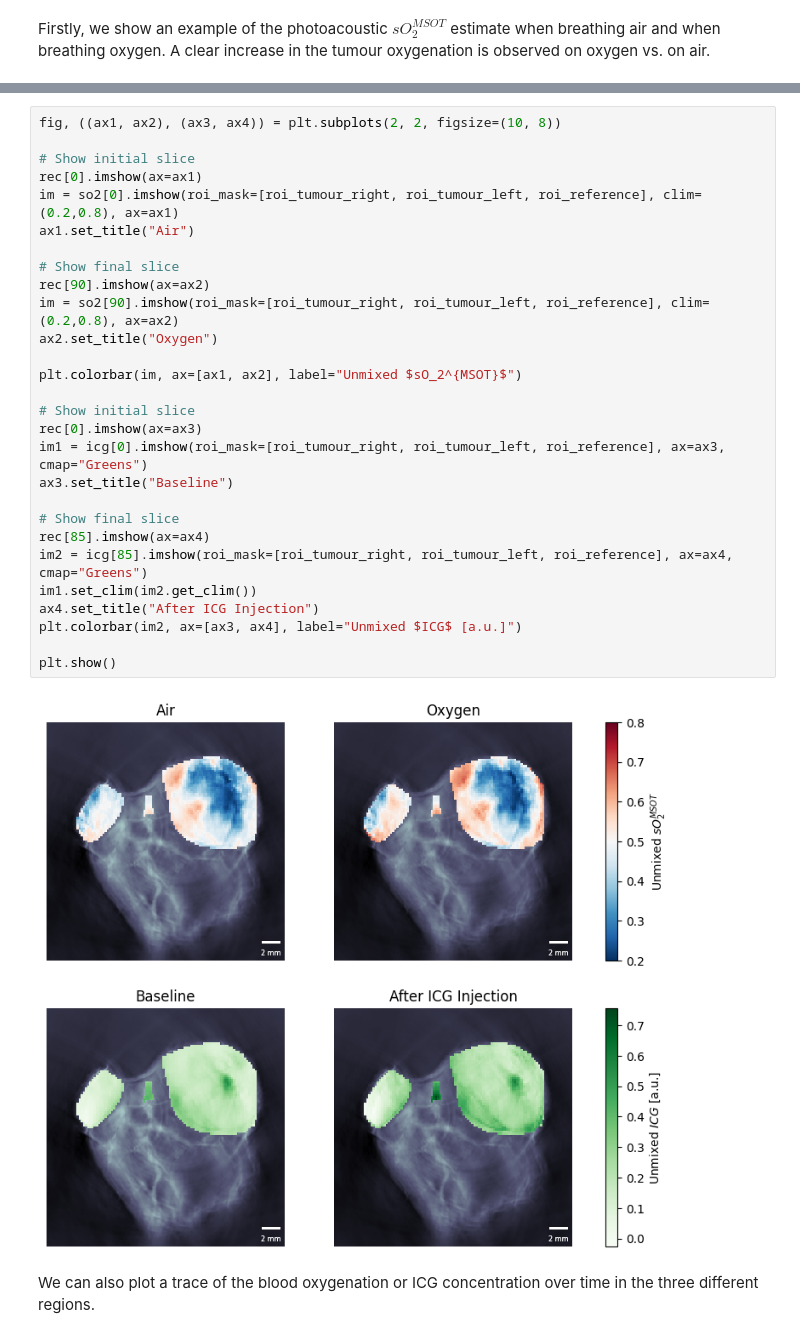
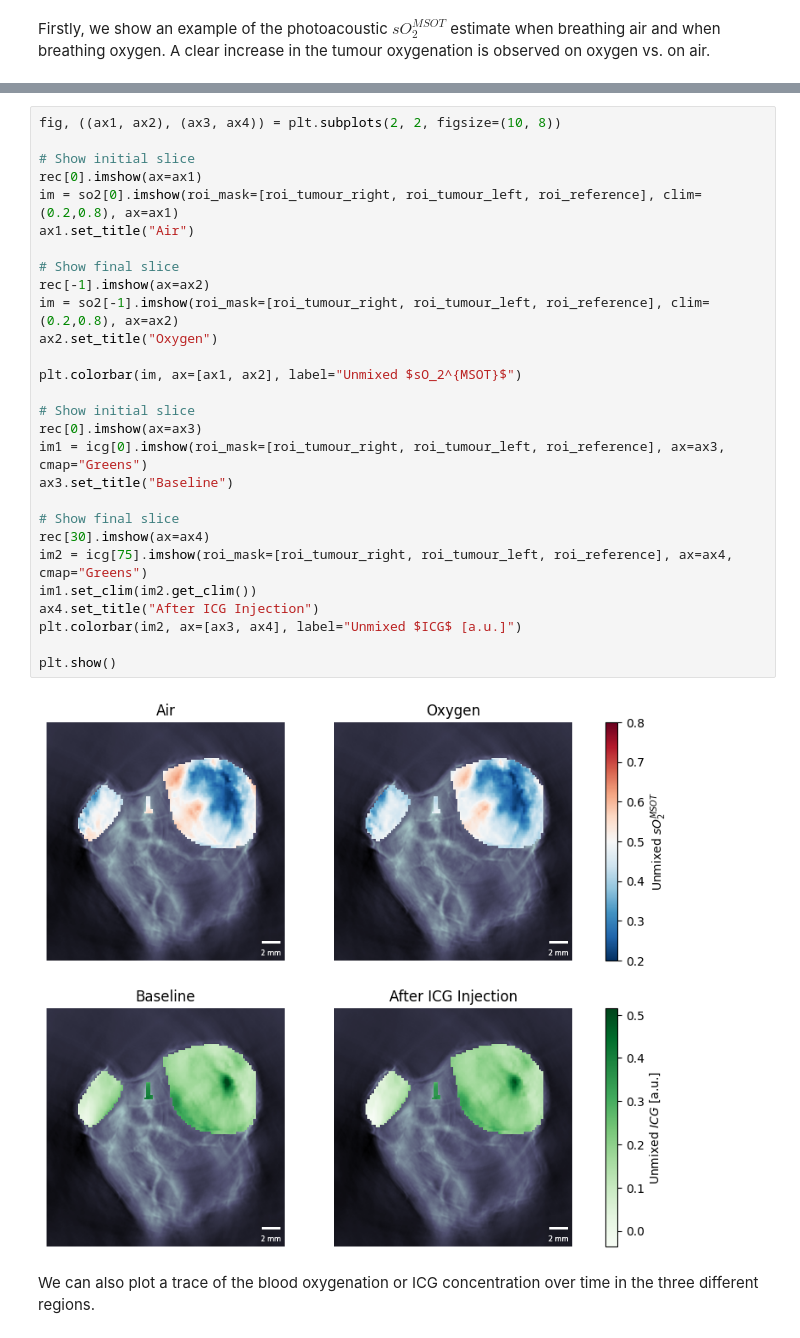
Before and after one commit to BohndiekLab/patato, a Jupyter notebook: docs/examples/04_timeseriesanalysis.ipynb, the cells around one changed output, grey strips where cells are left out. Cells and saved outputs as stored; diff of their text form.

```diff
--- a/docs/examples/04_timeseriesanalysis.ipynb
+++ b/docs/examples/04_timeseriesanalysis.ipynb
@@ -51,33 +55,33 @@ Firstly, we show an example of the photoacoustic $sO_2^{MSOT}$ estimate when bre
 # %%
 fig, ((ax1, ax2), (ax3, ax4)) = plt.subplots(2, 2, figsize=(10, 8))
 
 # Show initial slice
 rec[0].imshow(ax=ax1)
 im = so2[0].imshow(roi_mask=[roi_tumour_right, roi_tumour_left, roi_reference], clim=(0.2,0.8), ax=ax1)
 ax1.set_title("Air")
 
 # Show final slice
-rec[90].imshow(ax=ax2)
-im = so2[90].imshow(roi_mask=[roi_tumour_right, roi_tumour_left, roi_reference], clim=(0.2,0.8), ax=ax2)
+rec[-1].imshow(ax=ax2)
+im = so2[-1].imshow(roi_mask=[roi_tumour_right, roi_tumour_left, roi_reference], clim=(0.2,0.8), ax=ax2)
 ax2.set_title("Oxygen")
 
 plt.colorbar(im, ax=[ax1, ax2], label="Unmixed $sO_2^{MSOT}$")
 
 # Show initial slice
 rec[0].imshow(ax=ax3)
 im1 = icg[0].imshow(roi_mask=[roi_tumour_right, roi_tumour_left, roi_reference], ax=ax3, cmap="Greens")
 ax3.set_title("Baseline")
 
 # Show final slice
-rec[85].imshow(ax=ax4)
-im2 = icg[85].imshow(roi_mask=[roi_tumour_right, roi_tumour_left, roi_reference], ax=ax4, cmap="Greens")
+rec[30].imshow(ax=ax4)
+im2 = icg[75].imshow(roi_mask=[roi_tumour_right, roi_tumour_left, roi_reference], ax=ax4, cmap="Greens")
 im1.set_clim(im2.get_clim())
 ax4.set_title("After ICG Injection")
 plt.colorbar(im2, ax=[ax3, ax4], label="Unmixed $ICG$ [a.u.]")
 
 plt.show()
 # %% [output]
-[figure, old version]
+[figure, new version]
 # %% [markdown]
 We can also plot a trace of the blood oxygenation or ICG concentration over time in the three different regions.
 # %%
```
Also changed, not shown: parts of 6 cells of this notebook, 10 other files.
